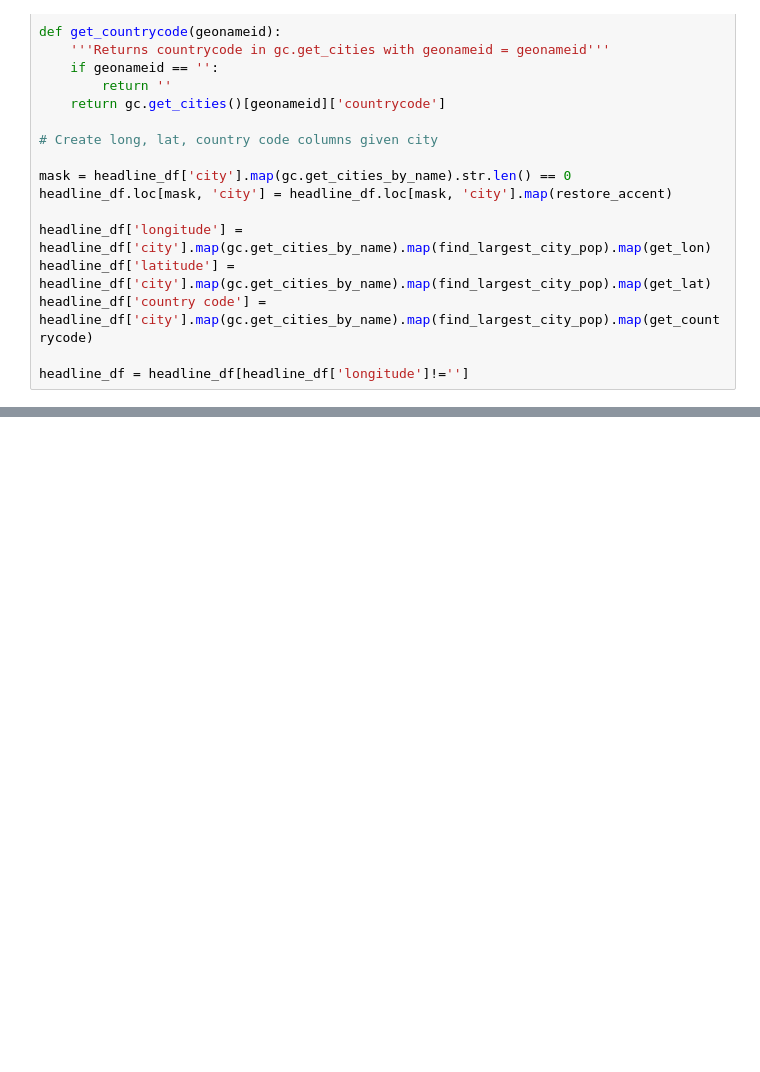
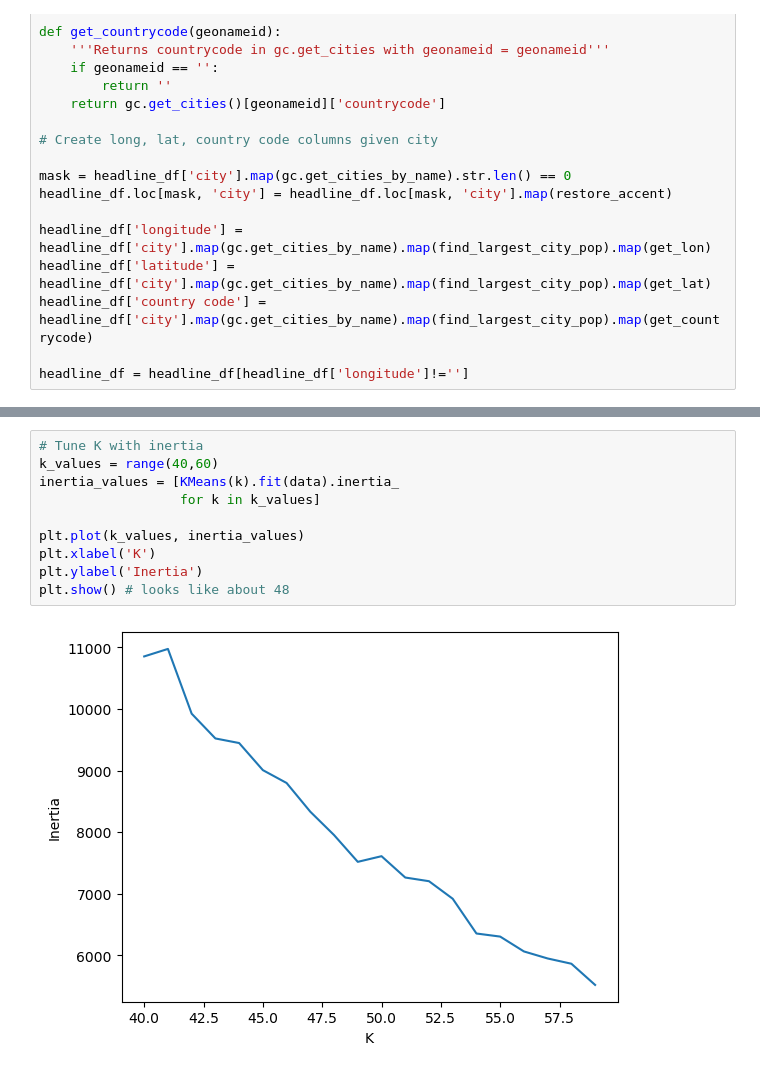
Before and after one commit to NB-555/discovering-disease-outbreaks-base, a Jupyter notebook: discovering-disease-project.ipynb, the cells around one changed output, grey strips where cells are left out. Cells and saved outputs as stored; diff of their text form; blank space fills up the shorter version.

```diff
--- a/discovering-disease-project.ipynb
+++ b/discovering-disease-project.ipynb
@@ -217,0 +249,12 @@ Name: longitude, dtype: float64
+# %%
+# Tune K with inertia
+k_values = range(40,60)
+inertia_values = [KMeans(k).fit(data).inertia_
+                  for k in k_values]
+
+plt.plot(k_values, inertia_values)
+plt.xlabel('K')
+plt.ylabel('Inertia')
+plt.show() # looks like about 48
+# %% [output]
+[figure, added]
```
Also changed, not shown: parts of 11 cells of this notebook.
